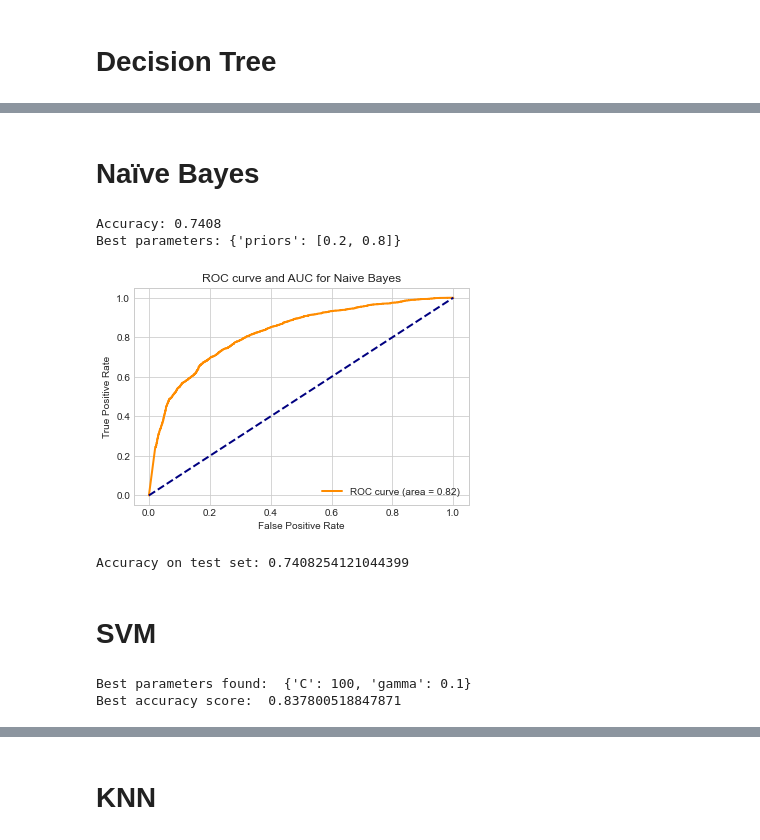
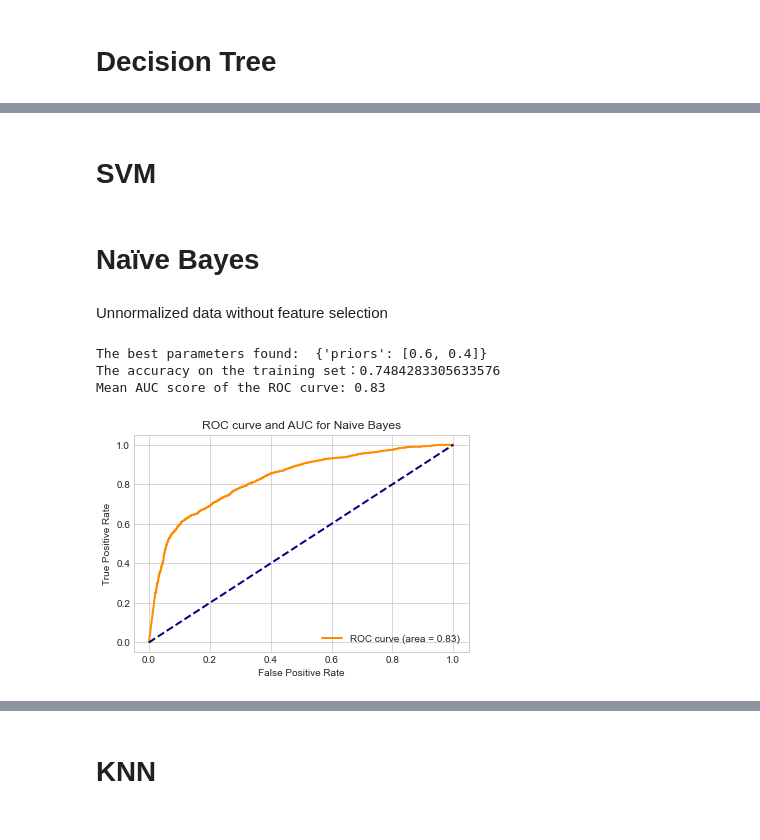
Before and after one commit to Pscmar/DataMining-proj, a Jupyter notebook: Task-1/model.ipynb, the cells around one changed output, grey strips where cells are left out. Saved outputs shown, nothing was run; the diff lists cells and outputs as text; code cells hidden in the pictures.

```diff
--- a/Task-1/model.ipynb
+++ b/Task-1/model.ipynb
@@ -19,7 +24,4 @@ from sklearn.model_selection import KFold,cross_val_score
 # %%
-plt.style.use("seaborn-whitegrid")
-df_unnorm = pd.read_csv('unnormalized_train.csv',index_col=0)
-df_unnorm_pred = pd.read_csv('unnormalized_test.csv')
-
-df_norm = pd.read_csv('normalized_train.csv',index_col=0)
-df_norm_pred = pd.read_csv('normalized_test.csv')
+# load the data
+df_unnorm = pd.read_csv('unnormalized_train.csv', index_col=0)
+df_norm = pd.read_csv('normalized_train.csv')
@@ -189,6 +85,0 @@ max_depth=20的5-fold交叉验证平均准确率：0.9081910791033062
-# %%
-# test in test set
-dt_clf = DecisionTreeClassifier(max_depth=best_max_depth, random_state=42)
-dt_clf.fit(X_train_selected, y_train)
-
-print(f"Accuracy on test set: {dt_clf.score(X_test_selected, y_test)}")
@@ -254,63 +246,42 @@ plt.show()
+# %% [markdown]
+# SVM
 # %% [markdown]
 # Naïve Bayes
+# %% [markdown]
+Unnormalized data without feature selection
 # %%
 # Naive Bayes Classifier
 gnb = GaussianNB()
 
 param_grid = {'priors': [None, [0.2, 0.8], [0.4, 0.6], [0.6, 0.4], [0.8, 0.2]]}
-grid_search = GridSearchCV(gnb, param_grid=param_grid, cv=5)
-grid_search.fit(X_train, y_train)
+grid_search = GridSearchCV(gnb, param_grid=param_grid, cv=5, scoring='accuracy', n_jobs=-1)
+grid_search.fit(X_train_un, y_train)
 
-y_pred = grid_search.predict(X_test)
-accuracy = accuracy_score(y_test, y_pred)
-best_params = grid_search.best_params_
+# Calculate the auc score under 5-fold cross validation
+auc_scores = cross_val_score(grid_search, X_train_un, y_train, cv=5, scoring=auc_scorer)
 
-fpr, tpr, _ = roc_curve(y_test, grid_search.predict_proba(X_test)[:, 1])
-roc_auc = auc(fpr, tpr)
+# Calculate the mean auc score
+mean_auc = np.mean(auc_scores)
 
-print(f"Accuracy: {accuracy:.4f}")
-print(f"Best parameters: {best_params}")
+# Print the best parameter, the accuracy and the best auc score
+print("The best parameters found: ", grid_search.best_params_)
+print(f"The accuracy on the training set：{grid_search.best_score_}")
+print("Mean AUC score of the ROC curve: {:.2f}".format(mean_auc))
 # %% [output]
-Accuracy: 0.7408
-Best parameters: {'priors': [0.2, 0.8]}
+The best parameters found:  {'priors': [0.6, 0.4]}
+The accuracy on the training set：0.7484283305633576
+Mean AUC score of the ROC curve: 0.83
 # %%
+# Plot the ROC curve
+fpr, tpr, _ = roc_curve(y_test, grid_search.predict_proba(X_test_un)[:, 1])
+roc_auc = auc(fpr, tpr)
+
 plt.plot(fpr, tpr, color='darkorange', lw=2, label='ROC curve (area = %0.2f)' % roc_auc)
 plt.plot([0, 1], [0, 1], color='navy', lw=2, linestyle='--')
 plt.xlabel('False Positive Rate')
 plt.ylabel('True Positive Rate')
 plt.title('ROC curve and AUC for Naive Bayes')
 plt.legend(loc="lower right")
 plt.show()
 # %% [output]
-[figure, old version]
+[figure, new version]
-# %%
-# test in test set
-gnb = GaussianNB(priors=[0.2, 0.8])
-gnb.fit(X_train, y_train)
-
-print(f"Accuracy on test set: {gnb.score(X_test, y_test)}")
-# %% [output]
-Accuracy on test set: 0.7408254121044399
-# %% [markdown]
-# SVM
-# %%
-# SVM Classifier
-svc = SVC()
-svc.fit(X_train, y_train)
-
-param_grid = {
-    'C': [0.1, 1, 10, 100],
-    'gamma': ['scale', 'auto'] + list(np.logspace(-3, 3, 7))
-}
-
-svc = SVC(kernel='rbf')
-grid_search = GridSearchCV(estimator=svc, param_grid=param_grid, scoring='accuracy', cv=5, n_jobs=-1)
-
-grid_search.fit(X_train, y_train)
-
-# calculating the accuracy of the model
-print("Best parameters found: ", grid_search.best_params_)
-print("Best accuracy score: ", grid_search.best_score_)
-# %% [output]
-Best parameters found:  {'C': 100, 'gamma': 0.1}
-Best accuracy score:  0.837800518847871
```
Also changed, not shown: parts of 45 cells of this notebook, 1 other file.
